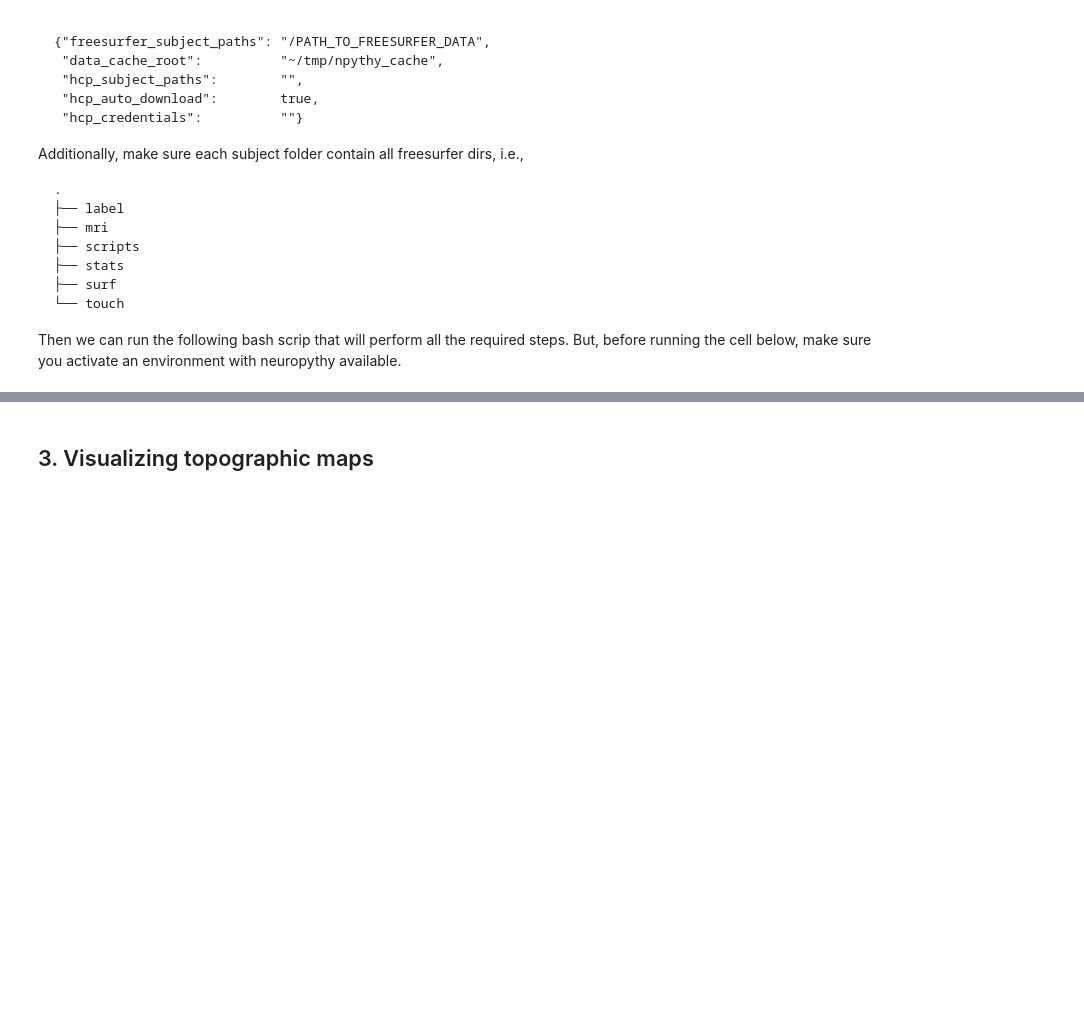
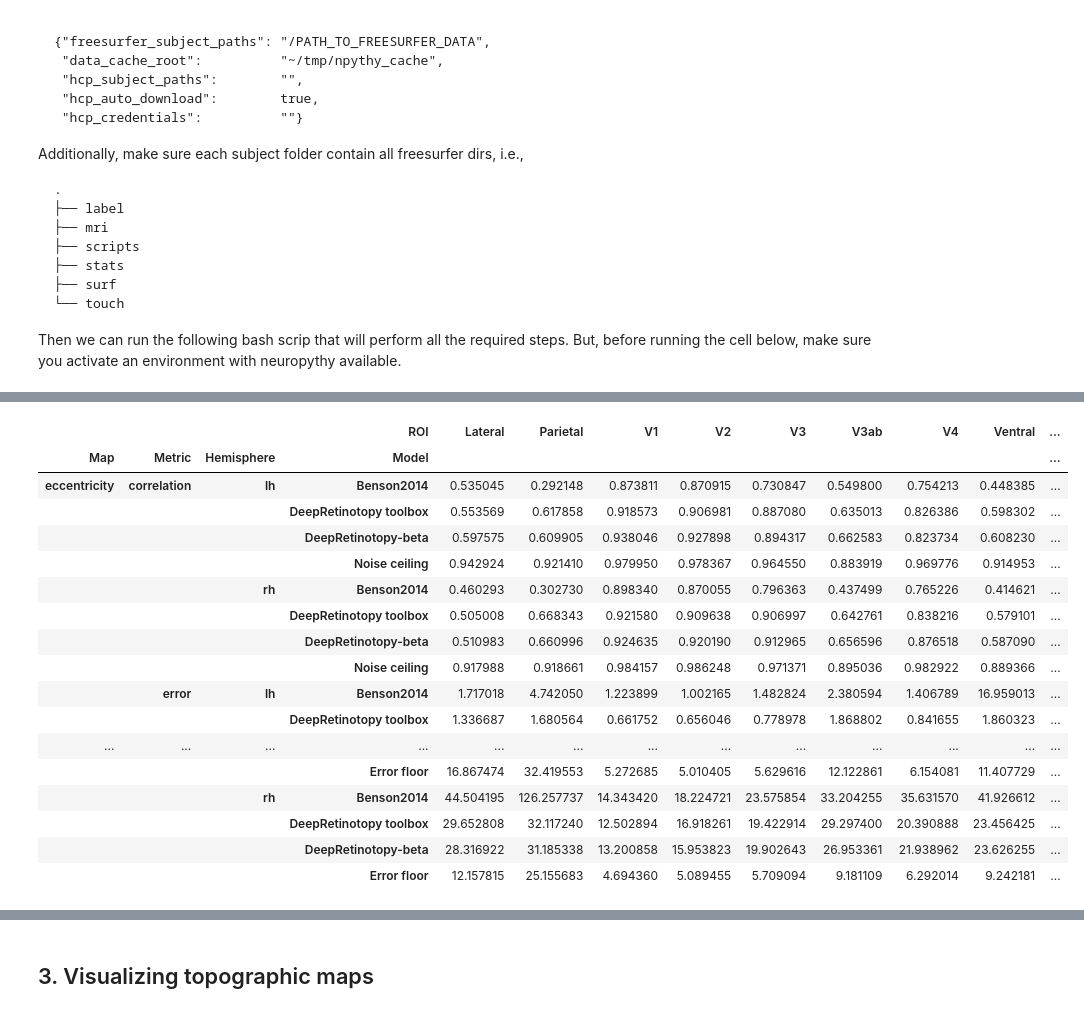
Before and after one commit to felenitaribeiro/deepRetinotopy_validation, a Jupyter notebook: notebooks/1_benchmarking.ipynb, the cells around one changed output, grey strips where cells are left out. Saved outputs shown, nothing was run; the diff lists cells and outputs as text; code cells hidden in the pictures; blank space fills up the shorter version.

```diff
--- a/notebooks/1_benchmarking.ipynb
+++ b/notebooks/1_benchmarking.ipynb
@@ -457,0 +533,41 @@ Region of interest: V1
+# %%
+path_to_freesurfer = '/LOCAL/ribeiro/deepRetinotopy_validation/datasets/hcp_training/freesurfer/'
+output_dir = '../output_revision/benchmarking_multiROI/'
+
+# Regions of interest and their order on the x-axis. Grouped regions are defined in
+# ROI_PARCELS (V4 = hV4; Ventral = VO1 + VO2; V3ab = V3a + V3b;
+# Lateral = LO1 + LO2 + TO1 + TO2; Parietal = IPS0-5 + SPL1).
+regions_of_interest = ['earlyVisualCortex', 'V4', 'Ventral', 'V3ab', 'Lateral', 'Parietal']
+# Regions shown one figure at a time, as in the manuscript (Figure 2)
+early_visual_areas = ['earlyVisualCortex', 'V1', 'V2', 'V3']
+
+df_all = benchmark_across_rois(path_to_freesurfer,
+                               retinotopic_maps = ['polarAngle', 'eccentricity', 'pRFsize'],
+                               metrics = ['correlation', 'error'],
+                               hemispheres = ['lh', 'rh'],
+                               regions_of_interest = list(dict.fromkeys(regions_of_interest + early_visual_areas)),
+                               save_path = output_dir,
+                               threshold = 10,
+                               list_of_models = ['deepRetinotopy25_visualCoord', 'deepRetinotopy21', 'benson14', 'noise_ceiling'],
+                               model_index = None)
+df_all.to_csv(f"{output_dir}/Benchmarking_allROIs.csv", index = False)
+df_all.groupby(['Map', 'Metric', 'Hemisphere', 'ROI', 'Model'])['Estimated value'].mean().unstack('ROI')
+# %% [output]
+|  |  |  | ROI | Lateral | Parietal | V1 | V2 | V3 | V3ab | V4 | Ventral | ... |
+| Map | Metric | Hemisphere | Model |  |  |  |  |  |  |  |  | ... |
+| eccentricity | correlation | lh | Benson2014 | 0.535045 | 0.292148 | 0.873811 | 0.870915 | 0.730847 | 0.549800 | 0.754213 | 0.448385 | ... |
+|  |  |  | DeepRetinotopy toolbox | 0.553569 | 0.617858 | 0.918573 | 0.906981 | 0.887080 | 0.635013 | 0.826386 | 0.598302 | ... |
+|  |  |  | DeepRetinotopy-beta | 0.597575 | 0.609905 | 0.938046 | 0.927898 | 0.894317 | 0.662583 | 0.823734 | 0.608230 | ... |
+|  |  |  | Noise ceiling | 0.942924 | 0.921410 | 0.979950 | 0.978367 | 0.964550 | 0.883919 | 0.969776 | 0.914953 | ... |
+|  |  | rh | Benson2014 | 0.460293 | 0.302730 | 0.898340 | 0.870055 | 0.796363 | 0.437499 | 0.765226 | 0.414621 | ... |
+|  |  |  | DeepRetinotopy toolbox | 0.505008 | 0.668343 | 0.921580 | 0.909638 | 0.906997 | 0.642761 | 0.838216 | 0.579101 | ... |
+|  |  |  | DeepRetinotopy-beta | 0.510983 | 0.660996 | 0.924635 | 0.920190 | 0.912965 | 0.656596 | 0.876518 | 0.587090 | ... |
+|  |  |  | Noise ceiling | 0.917988 | 0.918661 | 0.984157 | 0.986248 | 0.971371 | 0.895036 | 0.982922 | 0.889366 | ... |
+|  | error | lh | Benson2014 | 1.717018 | 4.742050 | 1.223899 | 1.002165 | 1.482824 | 2.380594 | 1.406789 | 16.959013 | ... |
+|  |  |  | DeepRetinotopy toolbox | 1.336687 | 1.680564 | 0.661752 | 0.656046 | 0.778978 | 1.868802 | 0.841655 | 1.860323 | ... |
+| ... | ... | ... | ... | ... | ... | ... | ... | ... | ... | ... | ... | ... |
+|  |  |  | Error floor | 16.867474 | 32.419553 | 5.272685 | 5.010405 | 5.629616 | 12.122861 | 6.154081 | 11.407729 | ... |
+|  |  | rh | Benson2014 | 44.504195 | 126.257737 | 14.343420 | 18.224721 | 23.575854 | 33.204255 | 35.631570 | 41.926612 | ... |
+|  |  |  | DeepRetinotopy toolbox | 29.652808 | 32.117240 | 12.502894 | 16.918261 | 19.422914 | 29.297400 | 20.390888 | 23.456425 | ... |
+|  |  |  | DeepRetinotopy-beta | 28.316922 | 31.185338 | 13.200858 | 15.953823 | 19.902643 | 26.953361 | 21.938962 | 23.626255 | ... |
+|  |  |  | Error floor | 12.157815 | 25.155683 | 4.694360 | 5.089455 | 5.709094 | 9.181109 | 6.292014 | 9.242181 | ... |
```
Also changed, not shown: parts of 12 cells of this notebook.
